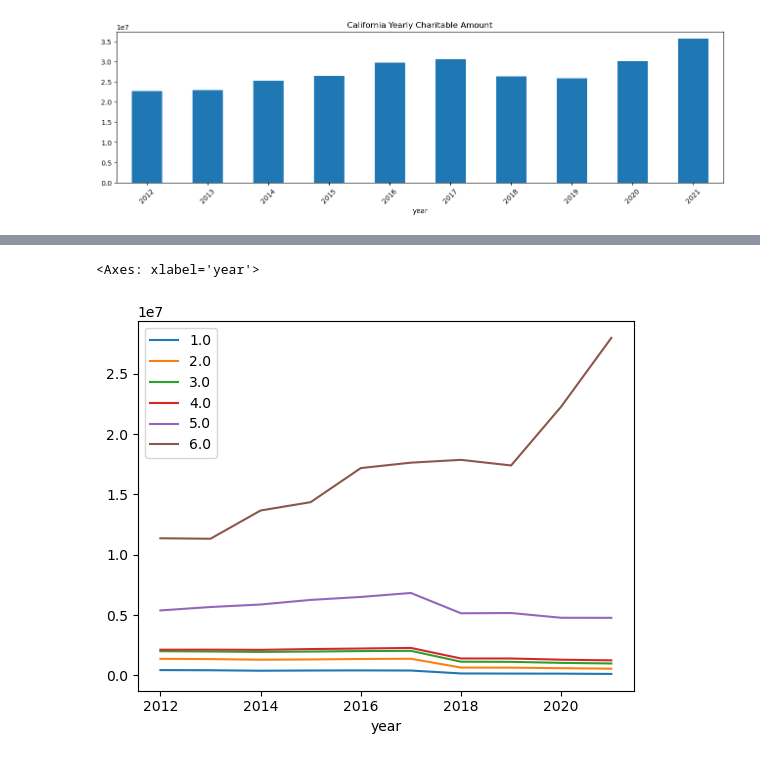
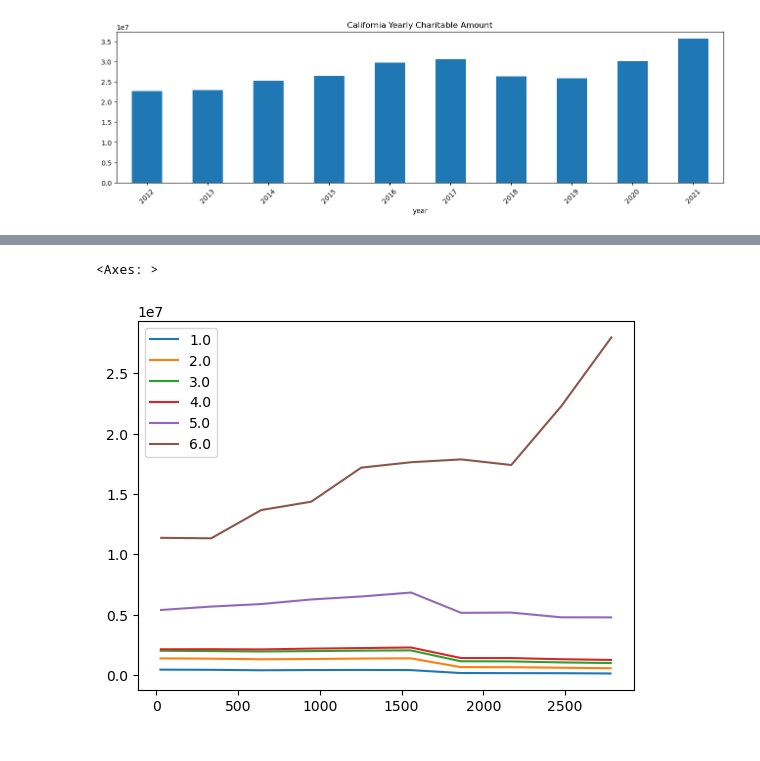
Before and after one commit to HasmigG/TaxAnalysis, a Jupyter notebook: etl_Hasmig.ipynb, the cells around one changed output, grey strips where cells are left out. Saved outputs shown, nothing was run; the diff lists cells and outputs as text; code cells hidden in the pictures.

```diff
--- a/etl_Hasmig.ipynb
+++ b/etl_Hasmig.ipynb
@@ -163,0 +9,3 @@ filtered_df.to_csv("Data/combined_zpallagi.csv")
+# %%
+df = pd.read_csv("Data/combined_zpallagi.csv")
+df.head()
@@ -241,11 +91,11 @@ plt.plot(ca[ca.new_agi_stub==5.0]['Charitable_Amt'])
 # %%
-filtered_df[(filtered_df.State=='CA')&(filtered_df['new_agi_stub']==1.0)]['Charitable_Amt'].plot(label='1.0',legend=True)
-filtered_df[(filtered_df.State=='CA')&(filtered_df['new_agi_stub']==2.0)]['Charitable_Amt'].plot(label='2.0',legend=True)
-filtered_df[(filtered_df.State=='CA')&(filtered_df['new_agi_stub']==3.0)]['Charitable_Amt'].plot(label='3.0',legend=True)
-filtered_df[(filtered_df.State=='CA')&(filtered_df['new_agi_stub']==4.0)]['Charitable_Amt'].plot(label='4.0',legend=True)
-filtered_df[(filtered_df.State=='CA')&(filtered_df['new_agi_stub']==5.0)]['Charitable_Amt'].plot(label='5.0',legend=True)
-filtered_df[(filtered_df.State=='CA')&(filtered_df['new_agi_stub']==6.0)]['Charitable_Amt'].plot(label='6.0',legend=True)
+df[(df.State=='CA')&(df['new_agi_stub']==1.0)]['Charitable_Amt'].plot(label='1.0',legend=True)
+df[(df.State=='CA')&(df['new_agi_stub']==2.0)]['Charitable_Amt'].plot(label='2.0',legend=True)
+df[(df.State=='CA')&(df['new_agi_stub']==3.0)]['Charitable_Amt'].plot(label='3.0',legend=True)
+df[(df.State=='CA')&(df['new_agi_stub']==4.0)]['Charitable_Amt'].plot(label='4.0',legend=True)
+df[(df.State=='CA')&(df['new_agi_stub']==5.0)]['Charitable_Amt'].plot(label='5.0',legend=True)
+df[(df.State=='CA')&(df['new_agi_stub']==6.0)]['Charitable_Amt'].plot(label='6.0',legend=True)
 # %% [output]
-<Axes: xlabel='year'>
+<Axes: >
-[figure, old version]
+[figure, new version]
 # %%
```
Also changed, not shown: parts of 32 cells of this notebook, 2 other files.
